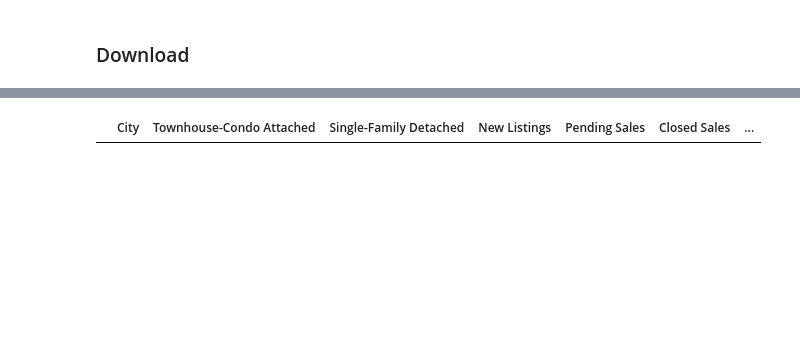
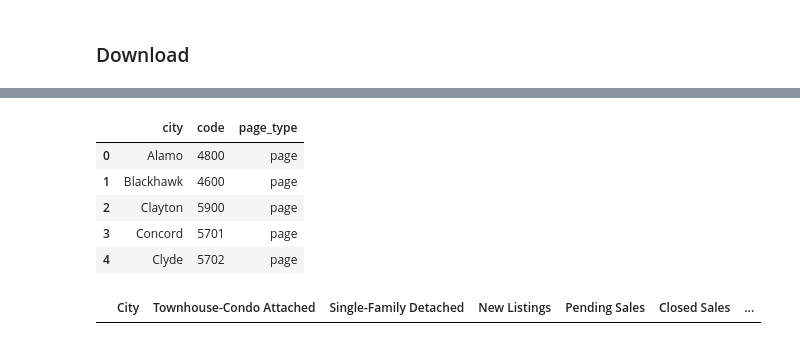
Before and after one commit to zaveta/Housing-Market-Dashboard-using-Streamlit, a Jupyter notebook: Download_data_and_Cleaning.ipynb, the cells around one changed output, grey strips where cells are left out. Drawn from its saved outputs; the diff is of its cells as text; code cells hidden in the pictures; blank space fills up the shorter version.

```diff
--- a/Download_data_and_Cleaning.ipynb
+++ b/Download_data_and_Cleaning.ipynb
@@ -65,3 +9,13 @@ west_city_codes_dict
+# %%
+city_codes = pd.read_csv('city_codes.csv')
+city_codes.head()
+# %% [output]
+|  | city | code | page_type |
+| 0 | Alamo | 4800 | page |
+| 1 | Blackhawk | 4600 | page |
+| 2 | Clayton | 5900 | page |
+| 3 | Concord | 5701 | page |
+| 4 | Clyde | 5702 | page |
 # %%
 columns = ['City', 'Townhouse-Condo Attached', 'Single-Family Detached',
            'New Listings', 'Pending Sales',
```
Also changed, not shown: parts of 3 cells of this notebook, 5 other files.
